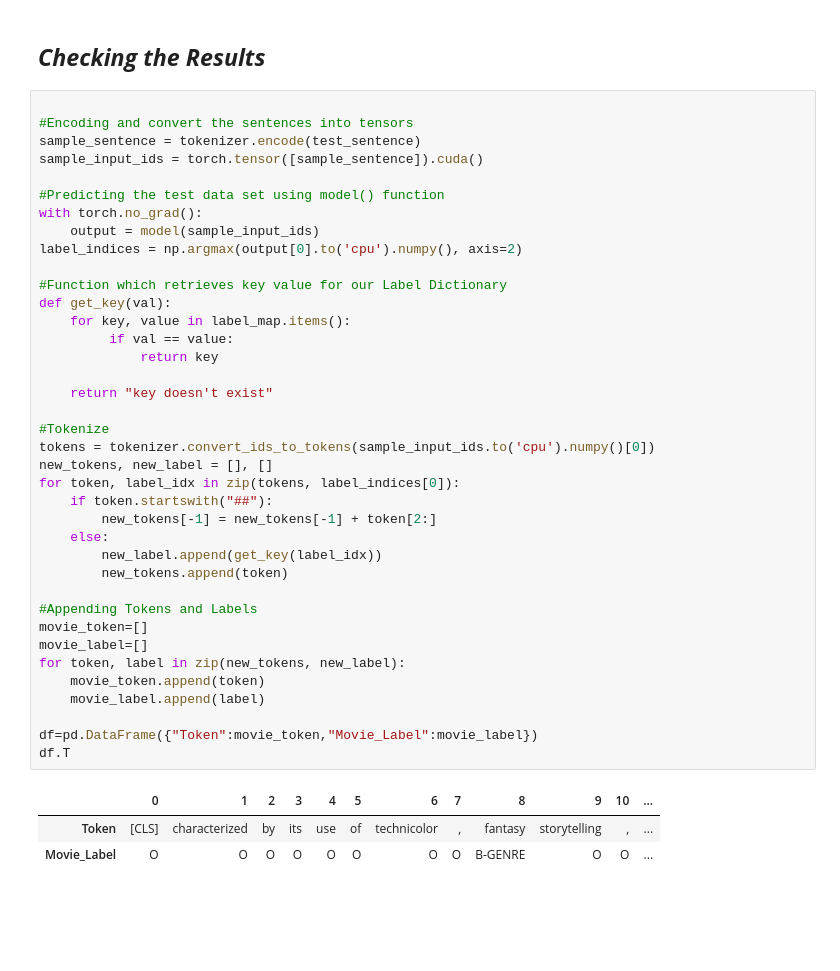
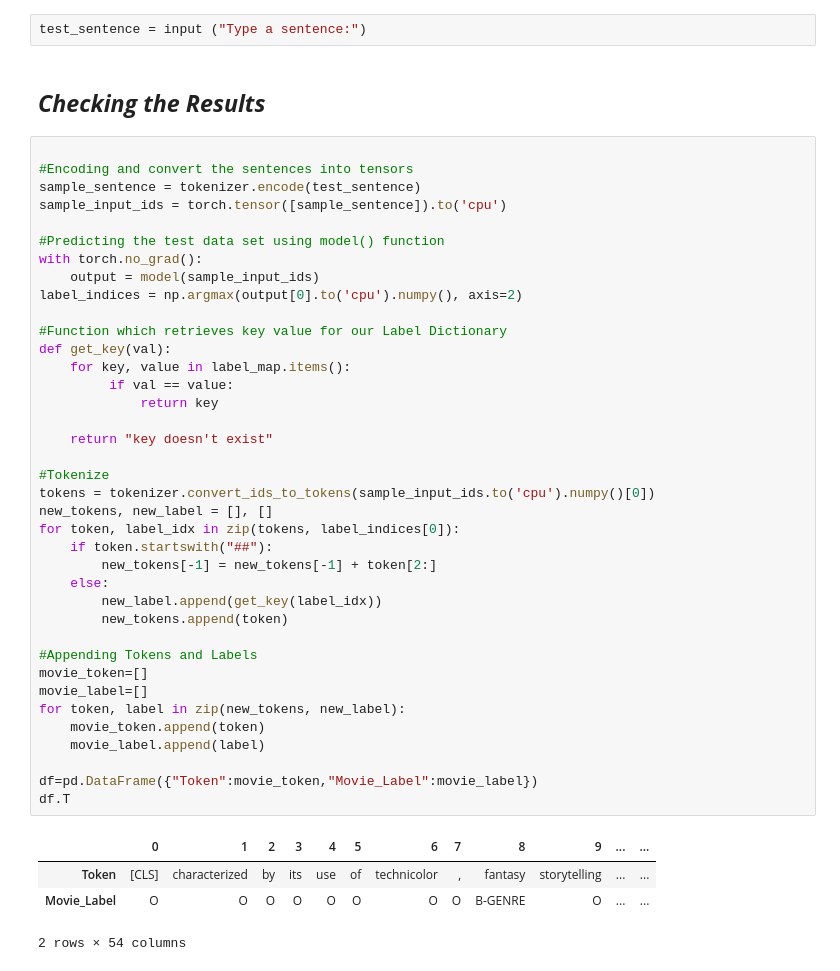
Before and after one commit to QuincyMillerDev/TransformersFinalProject, a Jupyter notebook: BertNER.ipynb, the cells around one changed output. Cells and saved outputs as stored; diff of their text form; blank space fills up the shorter version.

```diff
--- a/BertNER.ipynb
+++ b/BertNER.ipynb
@@ -705,10 +679,12 @@ Enter number :Characterized by its use of Technicolor, fantasy storytelling, mus
+# %%
+test_sentence = input ("Type a sentence:")
 # %% [markdown]
 ## ***Checking the Results***
 # %%
 
 #Encoding and convert the sentences into tensors
 sample_sentence = tokenizer.encode(test_sentence)
-sample_input_ids = torch.tensor([sample_sentence]).cuda()
+sample_input_ids = torch.tensor([sample_sentence]).to('cpu')
 
 #Predicting the test data set using model() function
 with torch.no_grad():
@@ -716,33 +692,34 @@ with torch.no_grad():
 label_indices = np.argmax(output[0].to('cpu').numpy(), axis=2)
 
 #Function which retrieves key value for our Label Dictionary
 def get_key(val):
     for key, value in label_map.items():
          if val == value:
              return key
 
     return "key doesn't exist"
 
 #Tokenize
 tokens = tokenizer.convert_ids_to_tokens(sample_input_ids.to('cpu').numpy()[0])
 new_tokens, new_label = [], []
 for token, label_idx in zip(tokens, label_indices[0]):
     if token.startswith("##"):
         new_tokens[-1] = new_tokens[-1] + token[2:]
     else:
         new_label.append(get_key(label_idx))
         new_tokens.append(token)
 
 #Appending Tokens and Labels
 movie_token=[]
 movie_label=[]
 for token, label in zip(new_tokens, new_label):
     movie_token.append(token)
     movie_label.append(label)
 
 df=pd.DataFrame({"Token":movie_token,"Movie_Label":movie_label})
 df.T
 # %% [output]
-|  | 0 | 1 | 2 | 3 | 4 | 5 | 6 | 7 | 8 | 9 | 10 | ... |
-| Token | [CLS] | characterized | by | its | use | of | technicolor | , | fantasy | storytelling | , | ... |
-| Movie_Label | O | O | O | O | O | O | O | O | B-GENRE | O | O | ... |
+|  | 0 | 1 | 2 | 3 | 4 | 5 | 6 | 7 | 8 | 9 | ... | ... |
+| Token | [CLS] | characterized | by | its | use | of | technicolor | , | fantasy | storytelling | ... | ... |
+| Movie_Label | O | O | O | O | O | O | O | O | B-GENRE | O | ... | ... |
+2 rows × 54 columns
```
Also changed, not shown: parts of 11 cells of this notebook.
